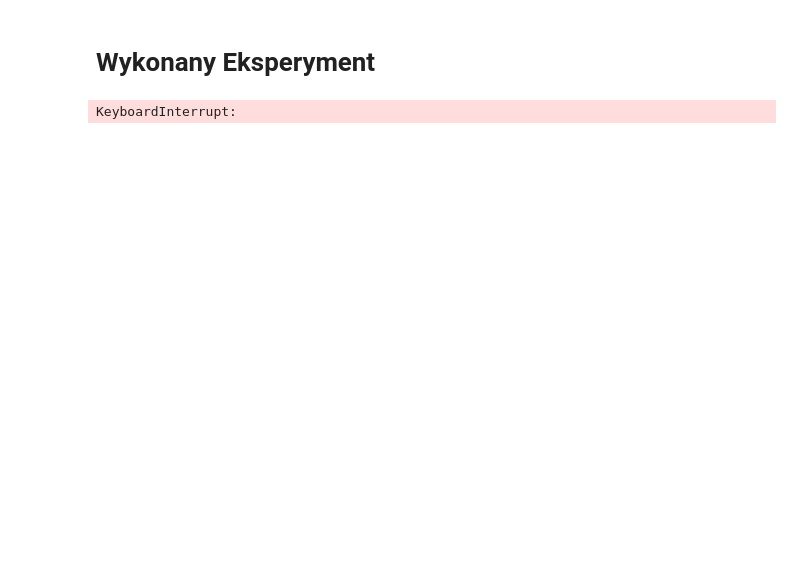
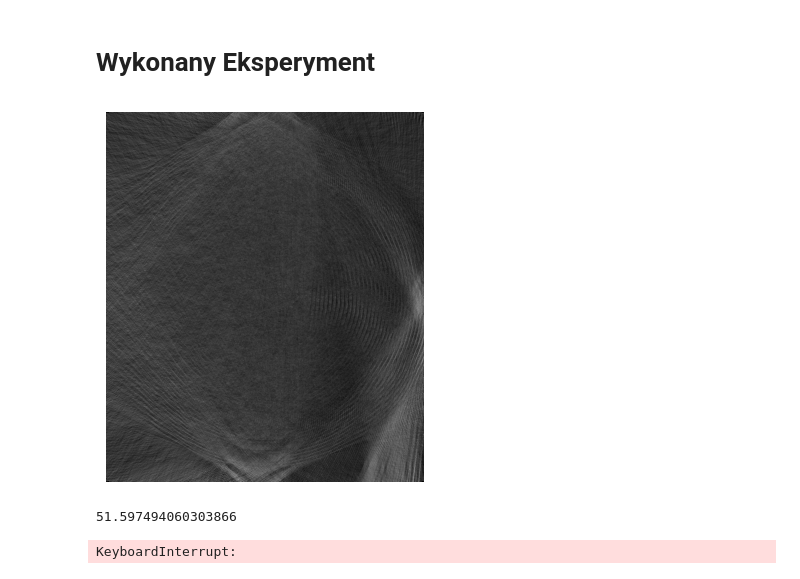
Before and after one commit to wirakoti/CTSimulator, a Jupyter notebook: main.ipynb, the cells around one changed output. Saved outputs shown, nothing was run; the diff lists cells and outputs as text; code cells hidden in the pictures; blank space fills up the shorter version.

```diff
--- a/main.ipynb
+++ b/main.ipynb
@@ -397,8 +397,7 @@ def radon_transform(image, step, detectors_num, span, scans):
     step = np.radians(step)
     span = np.radians(span)
     x_center, y_center, radius = compute_geometry(image.shape)
-    sinogram = np.zeros((scans*2, detectors_num))
-
+    sinogram = np.zeros((scans, detectors_num))
 
     for i in range(sinogram.shape[0]):
         angle = i * step
@@ -469,12 +468,11 @@ rmse_dets = []
 rmse_scans = []
 rmse_fans = []
 
-test_img = np.array(Image.open("./example-data/png/Shepp_logan.jpg").convert("L"))
+test_img = np.array(Image.open("./example-data/png/CT_ScoutView.jpg").convert("L"))
 
 def calc_RMSE(org, rec):
-    mse = np.sqrt(np.mean((org - rec) ** 2))
-    mse = mse/(org.shape[0]*org.shape[1])
-    rmse = mse**0.5
+    mse = np.mean((org - rec) ** 2)
+    rmse = np.sqrt(mse)
     return rmse
 
 for d in dets:
@@ -491,31 +489,34 @@ plt.ylabel('RMSE')
 plt.grid(True)
 plt.show()
 
 for s in scans:
     sin = radon_transform(test_img, 1, 180, 180, s)
     rec = inverse_radon_transform(sin, test_img.shape, 1, 180)
     rmse = calc_RMSE(test_img, rec)
     print(rmse)
     rmse_scans.append(rmse)
 
 plt.figure()
 plt.plot(scans, rmse_scans, label='RMSE dla skanów')
 plt.xlabel('Liczba skanów')
 plt.ylabel('RMSE')
 plt.grid(True)
 plt.show()
 
 for f in fans:
     sin = radon_transform(test_img, 1, 180, f, 180)
     rec = inverse_radon_transform(sin, test_img.shape, 1, f)
     rmse = calc_RMSE(test_img, rec)
+    print(rmse)
     rmse_fans.append(rmse)
 
 plt.figure()
 plt.plot(fans, rmse_fans, label='RMSE dla rozpętości wachlarza')
 plt.xlabel('Rozpiętość wachlarza')
 plt.ylabel('RMSE')
 plt.grid(True)
 plt.show()
 # %% [output]
+[figure, added]
-KeyboardInterrupt:
+51.597494060303866
+KeyboardInterrupt:
```
Also changed, not shown: parts of 5 cells of this notebook, 41 other files.
